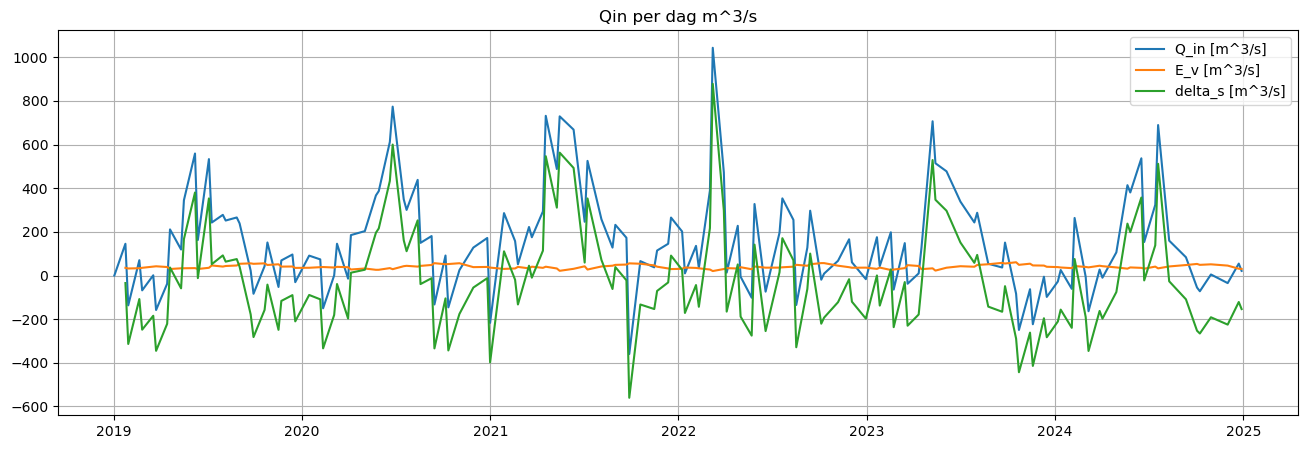
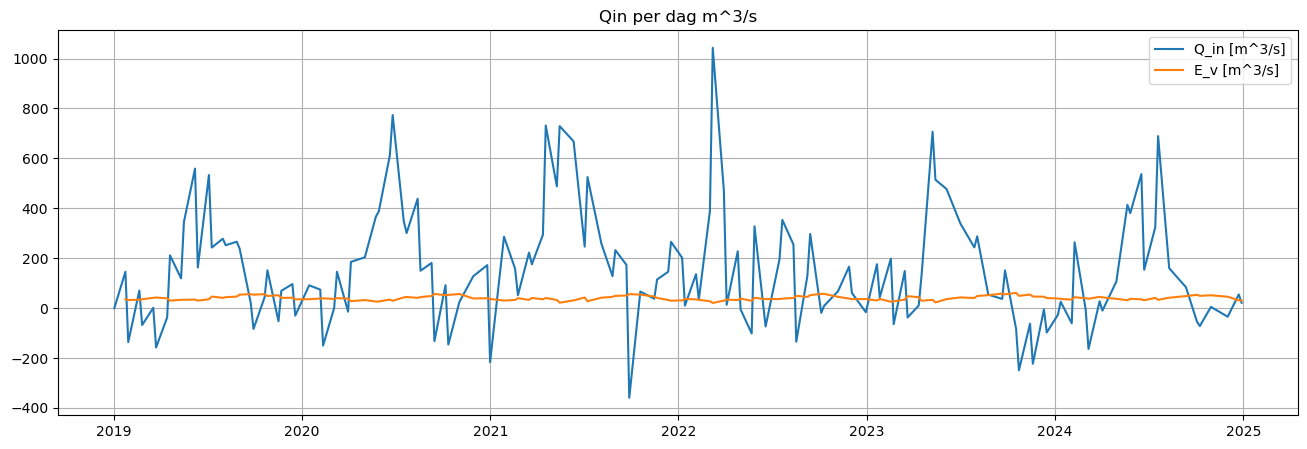
The notebook cell's code change between the first figure and the second:
--- before
+++ after
@@ -62,5 +62,5 @@
 plt.plot(height["datetime_local_none_test"], Q_in_L, label = "Q_in [m^3/s]")
 plt.plot(height["datetime_local_none_test"], E_v, label = "E_v [m^3/s]")
-plt.plot(height["datetime_local_none_test"], delta_s, label = "delta_s [m^3/s]")
+# plt.plot(height["datetime_local_none_test"], delta_s, label = "delta_s [m^3/s]")
 # plt.plot(height["datetime_local_none_test"], area_interp, label = "opp [m^3/s]")
 # plt.plot(height["datetime_local_none_test"], Q_in_L_sum_test, label = "sum [m^3]")

Commit: Suriname kalibratie toegevoegd